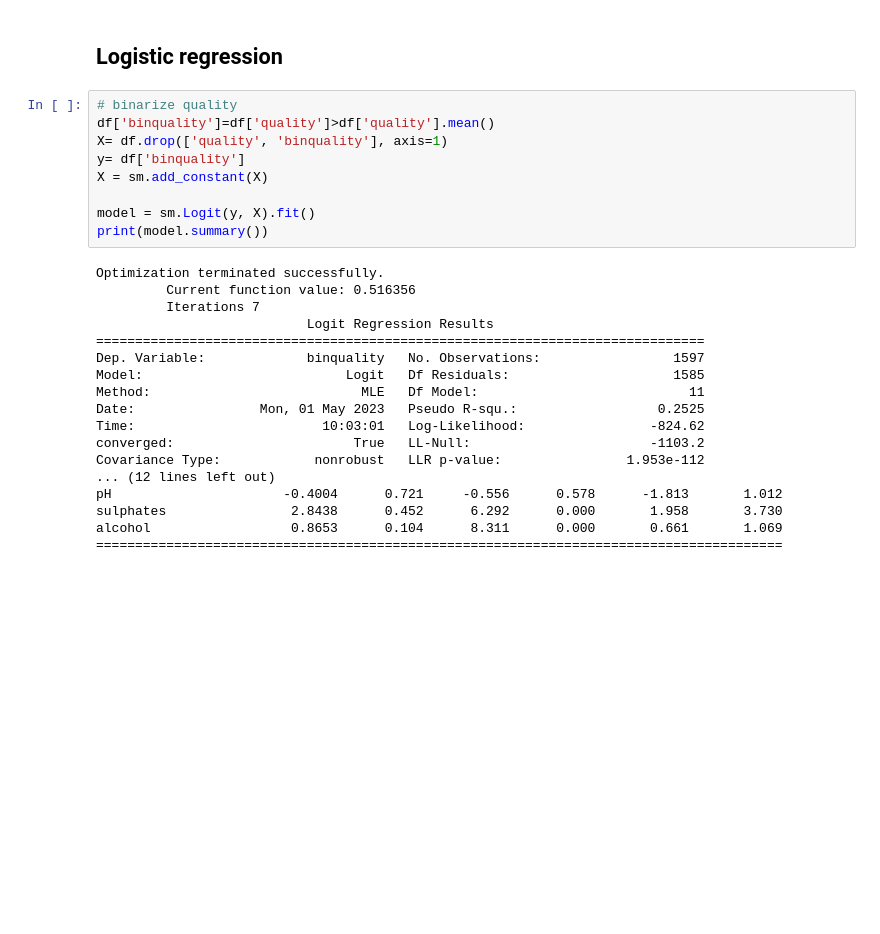
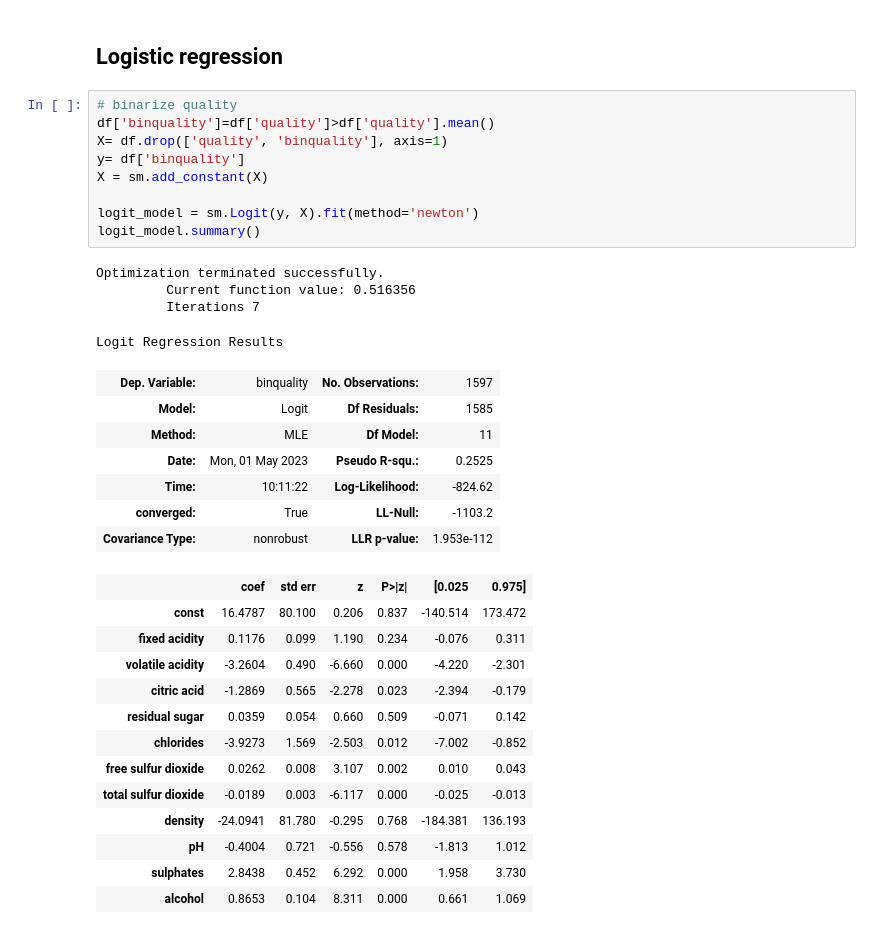
Before and after one commit to nasserqadri/wine-quality-inference, a Jupyter notebook: Wine Quality Inferential Stats.ipynb, the cells around one changed output. Saved outputs shown, nothing was run; the diff lists cells and outputs as text; blank space fills up the shorter version.

Commit message:
updating logit model

```diff
--- a/Wine Quality Inferential Stats.ipynb
+++ b/Wine Quality Inferential Stats.ipynb
@@ -147,27 +147,34 @@ sns.pairplot(df[ss_ivs], kind='reg', hue='quality')
 # %%
 # binarize quality
 df['binquality']=df['quality']>df['quality'].mean()
 X= df.drop(['quality', 'binquality'], axis=1)
 y= df['binquality']
 X = sm.add_constant(X)
 
-model = sm.Logit(y, X).fit()
-print(model.summary())
+logit_model = sm.Logit(y, X).fit(method='newton')
+logit_model.summary()
 # %% [output]
 Optimization terminated successfully.
          Current function value: 0.516356
          Iterations 7
-                           Logit Regression Results
-==============================================================================
-Dep. Variable:             binquality   No. Observations:                 1597
-Model:                          Logit   Df Residuals:                     1585
-Method:                           MLE   Df Model:                           11
-Date:                Mon, 01 May 2023   Pseudo R-squ.:                  0.2525
-Time:                        10:03:01   Log-Likelihood:                -824.62
-converged:                       True   LL-Null:                       -1103.2
-Covariance Type:            nonrobust   LLR p-value:                1.953e-112
-... (12 lines left out)
-pH                      -0.4004      0.721     -0.556      0.578      -1.813       1.012
-sulphates                2.8438      0.452      6.292      0.000       1.958       3.730
-alcohol                  0.8653      0.104      8.311      0.000       0.661       1.069
-========================================================================================
+Logit Regression Results
+| Dep. Variable: | binquality | No. Observations: | 1597 |
+| Model: | Logit | Df Residuals: | 1585 |
+| Method: | MLE | Df Model: | 11 |
+| Date: | Mon, 01 May 2023 | Pseudo R-squ.: | 0.2525 |
+| Time: | 10:11:22 | Log-Likelihood: | -824.62 |
+| converged: | True | LL-Null: | -1103.2 |
+| Covariance Type: | nonrobust | LLR p-value: | 1.953e-112 |
+|  | coef | std err | z | P>|z| | [0.025 | 0.975] |
+| const | 16.4787 | 80.100 | 0.206 | 0.837 | -140.514 | 173.472 |
+| fixed acidity | 0.1176 | 0.099 | 1.190 | 0.234 | -0.076 | 0.311 |
+| volatile acidity | -3.2604 | 0.490 | -6.660 | 0.000 | -4.220 | -2.301 |
+| citric acid | -1.2869 | 0.565 | -2.278 | 0.023 | -2.394 | -0.179 |
+| residual sugar | 0.0359 | 0.054 | 0.660 | 0.509 | -0.071 | 0.142 |
+| chlorides | -3.9273 | 1.569 | -2.503 | 0.012 | -7.002 | -0.852 |
+| free sulfur dioxide | 0.0262 | 0.008 | 3.107 | 0.002 | 0.010 | 0.043 |
+| total sulfur dioxide | -0.0189 | 0.003 | -6.117 | 0.000 | -0.025 | -0.013 |
+| density | -24.0941 | 81.780 | -0.295 | 0.768 | -184.381 | 136.193 |
+| pH | -0.4004 | 0.721 | -0.556 | 0.578 | -1.813 | 1.012 |
+| sulphates | 2.8438 | 0.452 | 6.292 | 0.000 | 1.958 | 3.730 |
+| alcohol | 0.8653 | 0.104 | 8.311 | 0.000 | 0.661 | 1.069 |
```
Also changed, not shown: parts of 2 cells of this notebook.
